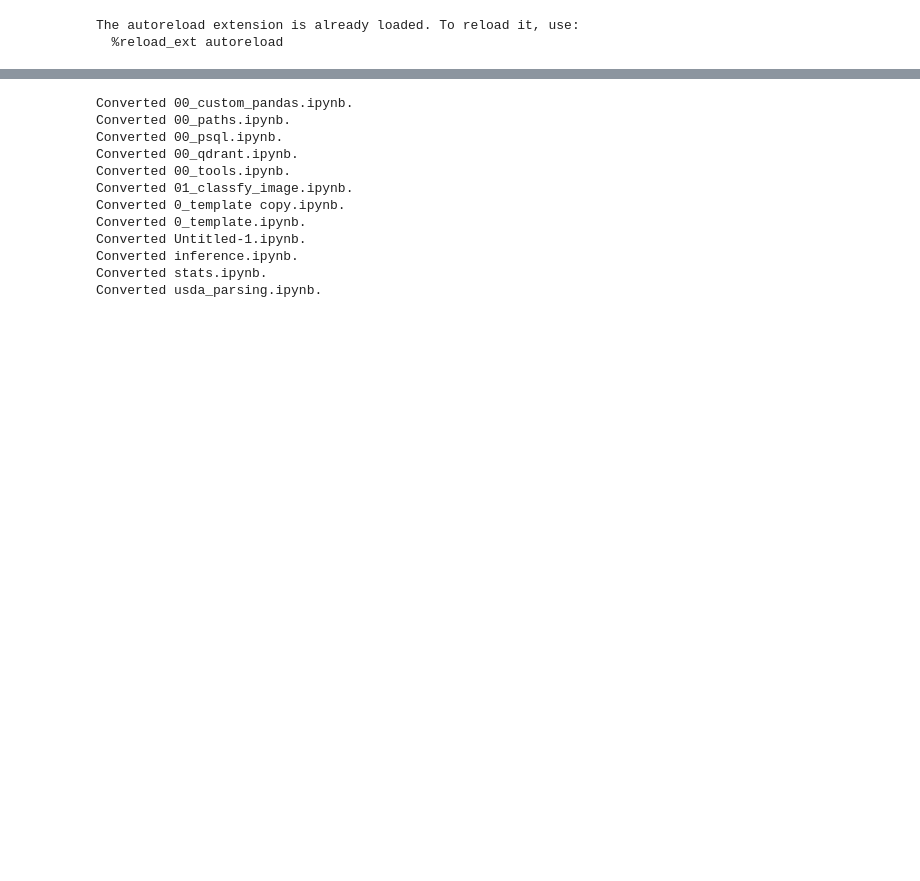
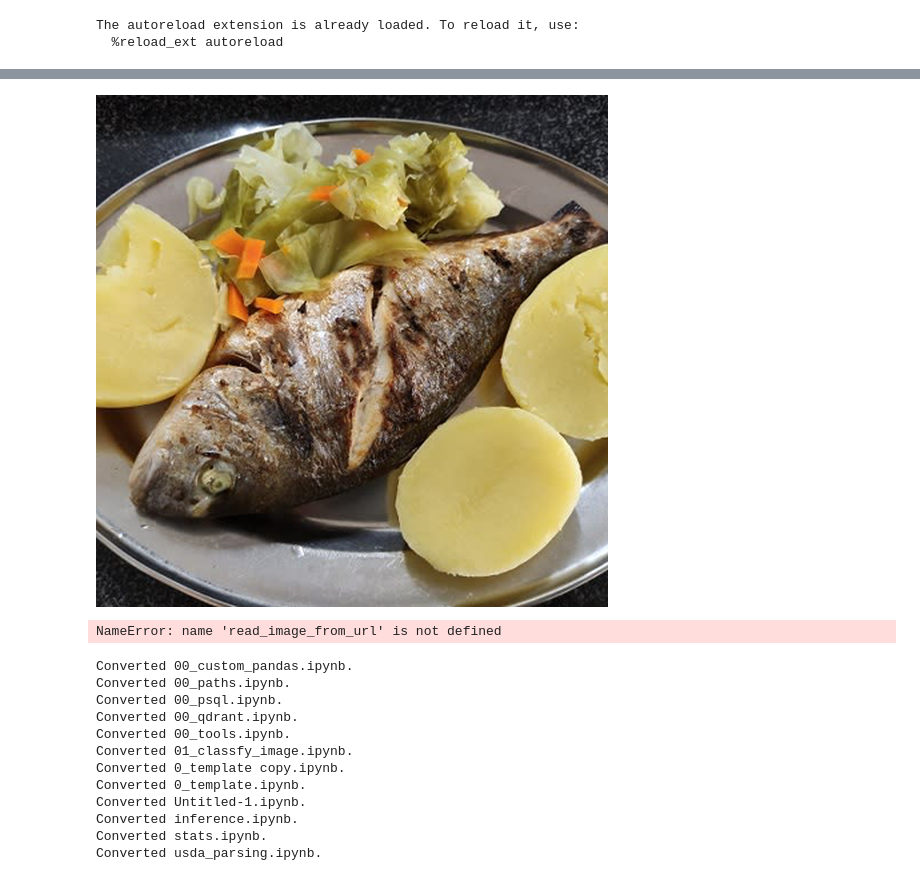
Before and after one commit to DmitriyG228/food, a Jupyter notebook: 01_multiple_foods.ipynb, the cells around one changed output, grey strips where cells are left out. Drawn from its saved outputs; the diff is of its cells as text; code cells hidden in the pictures; blank space fills up the shorter version.

```diff
--- a/01_multiple_foods.ipynb
+++ b/01_multiple_foods.ipynb
@@ -66,8 +50,12 @@ clip = torch.tensor([np.array(c) for c in df['clip'].values])
 # %%
+url = 'http://glovo.away.guru/photos_resized/BYNSZMM_0014486_2088305720.png'
+df = search_image(url,head=50)
+
+clip = torch.tensor([np.array(c) for c in df['clip'].values])
+
 
 best = df.sort_values("score",ascending=False).iloc[0].name
 df['score1'] =cos(clip, clip[best])
 df['score2'] =cos(clip, clip[df.sort_values("score1",ascending=False).iloc[-1].name])
 for i in range(3,10):
     df[f'score{i}'] =cos(clip, clip[df[df.columns[df.columns.str.contains('score')]]         .sum(1).sort_values().index[0]])
-df[(df[df.columns[df.columns.str.contains('score')]]==1).any(1)]['description'].drop_duplicates()
@@ -96,3 +84,11 @@ df[(df[df.columns[df.columns.str.contains('score')]]==1).any(1)]
+# %%
+read_image_from_url(url)
+# %% [output]
+[figure, added]
+# %%
+read_image_from_url
+# %% [output]
+NameError: name 'read_image_from_url' is not defined
 # %%
 !nbdev_build_lib
 # %% [output]
```
Also changed, not shown: parts of 10 cells of this notebook, 10 other files.
